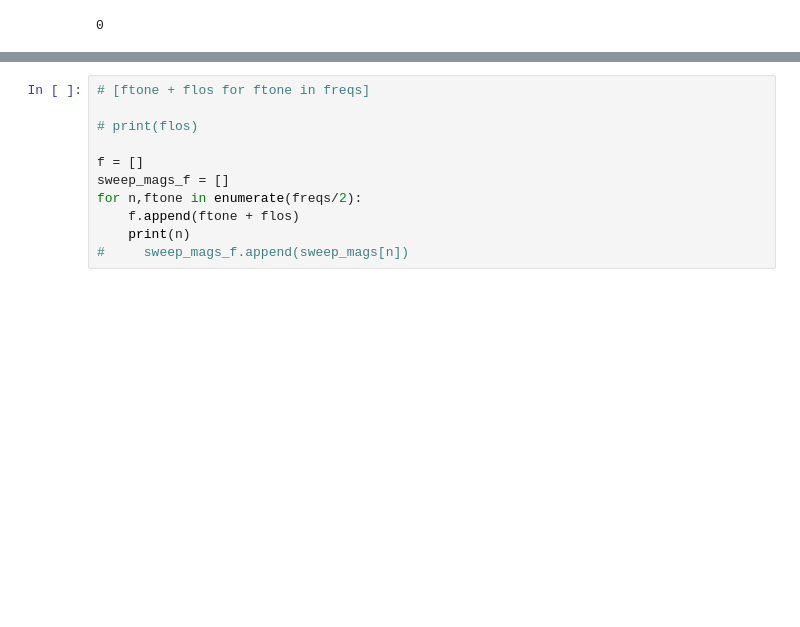
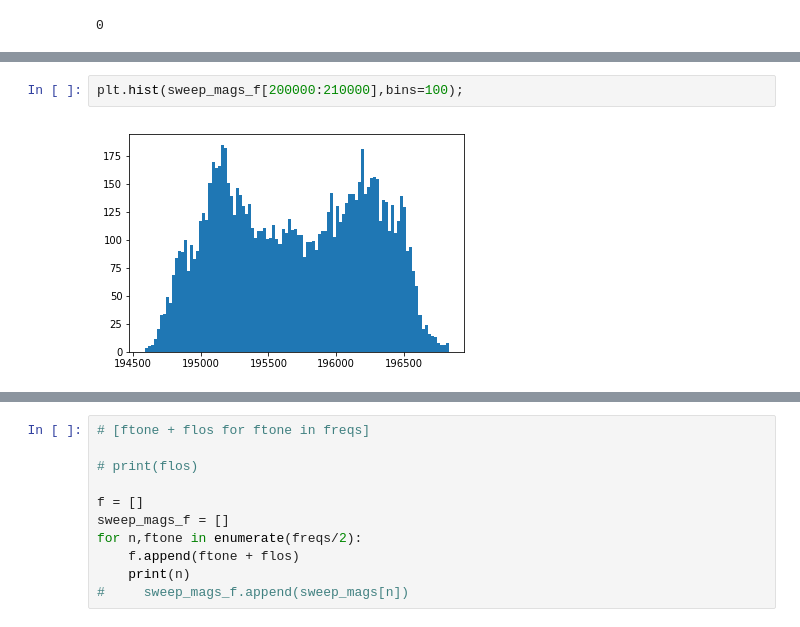
Before and after one commit to adriankaisinclair/primecam_gateware, a Jupyter notebook: single_chan_4eth_v8.ipynb, the cells around one changed output, grey strips where cells are left out. Cells and saved outputs as stored; diff of their text form; blank space fills up the shorter version.

```diff
--- a/single_chan_4eth_v8.ipynb
+++ b/single_chan_4eth_v8.ipynb
@@ -610,3 +646,7 @@ plt.scatter(f[0:1000],sweep_mags_f[0:1000])
+# %%
+plt.hist(sweep_mags_f[200000:210000],bins=100);
+# %% [output]
+[figure, added]
 # %%
 plt.plot(flos,sweep_mag.T[50],".")
 plt.figure()
```
Also changed, not shown: parts of 18 cells of this notebook.
